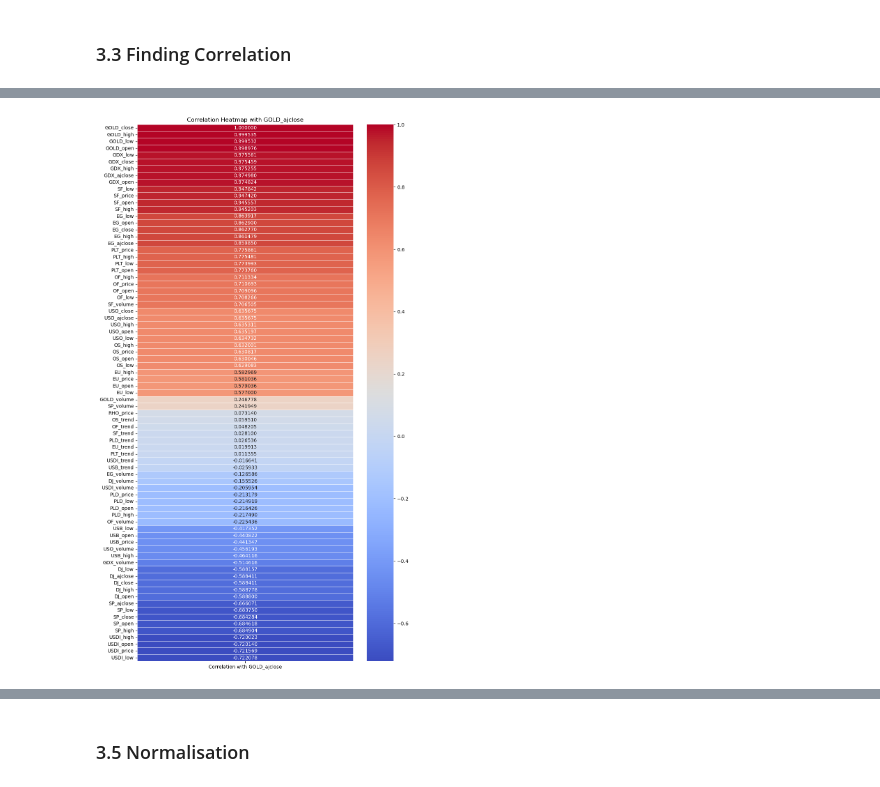
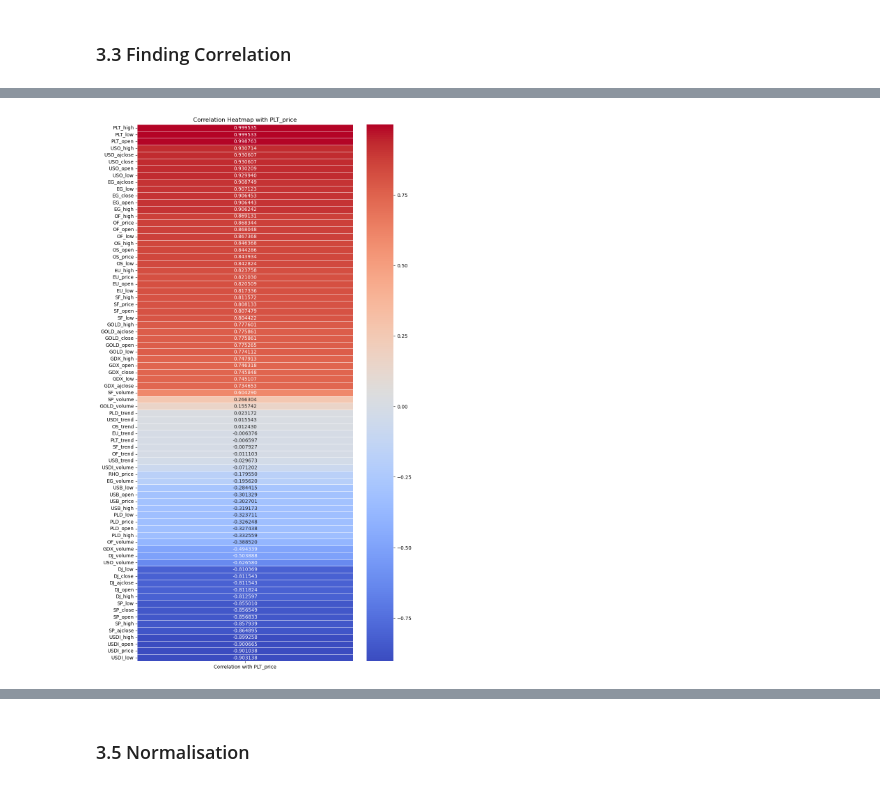
Before and after one commit to WickeyC/ds-assignment, a Jupyter notebook: Platinum Prediction.ipynb, the cells around one changed output, grey strips where cells are left out. Cells and saved outputs as stored; diff of their text form; code cells hidden in the pictures.

Commit message:
Updated Platinum and Silver Prediction

```diff
--- a/Platinum Prediction.ipynb
+++ b/Platinum Prediction.ipynb
@@ -25,3 +24,3 @@ warnings.filterwarnings("ignore")
 # %%
-gold_price = pd.read_csv('processed_price_gold.csv',na_values=['null'],index_col='Date',parse_dates=True,infer_datetime_format=True)
+platinum_price = pd.read_csv('processed_price_platinum.csv',na_values=['null'],index_col='Date',parse_dates=True,infer_datetime_format=True)
 # %%
@@ -37,13 +65,13 @@ gold_price.head(5)
 # %% [markdown]
 ### 3.3 Finding Correlation
 # %%
-gold_ajclose_corr = gold_price.corrwith(gold_price['GOLD_ajclose'])
+platinum_price_corr = platinum_price.corrwith(platinum_price['PLT_price'])
 
 # Convert to dataframe
-gold_ajclose_corr_df = gold_ajclose_corr.to_frame(name='Correlation with GOLD_ajclose')
-gold_ajclose_corr_df = gold_ajclose_corr_df.drop('GOLD_ajclose').sort_values(
-                       by='Correlation with GOLD_ajclose', ascending=False)
+platinum_price_corr_df = platinum_price_corr.to_frame(name='Correlation with PLT_price')
+platinum_price_corr_df = platinum_price_corr_df.drop('PLT_price').sort_values(
+                       by='Correlation with PLT_price', ascending=False)
 
 # Display the DataFrame
-gold_ajclose_corr_df.shape
+platinum_price_corr_df.shape
 # %% [output]
@@ -67,8 +79,8 @@ gold_ajclose_corr_df.shape
 # %%
 # Create a heatmap for the correlations
 plt.figure(figsize=(10, 20))
-sns.heatmap(gold_ajclose_corr_df, annot=True, cmap='coolwarm', linewidths=0.5, fmt=".6f")
-plt.title('Correlation Heatmap with GOLD_ajclose')
+sns.heatmap(platinum_price_corr_df, annot=True, cmap='coolwarm', linewidths=0.5, fmt=".6f")
+plt.title('Correlation Heatmap with PLT_price')
 plt.show()
 # %% [output]
-[figure, old version]
+[figure, new version]
```
Also changed, not shown: parts of 120 cells of this notebook, 1 other file.
